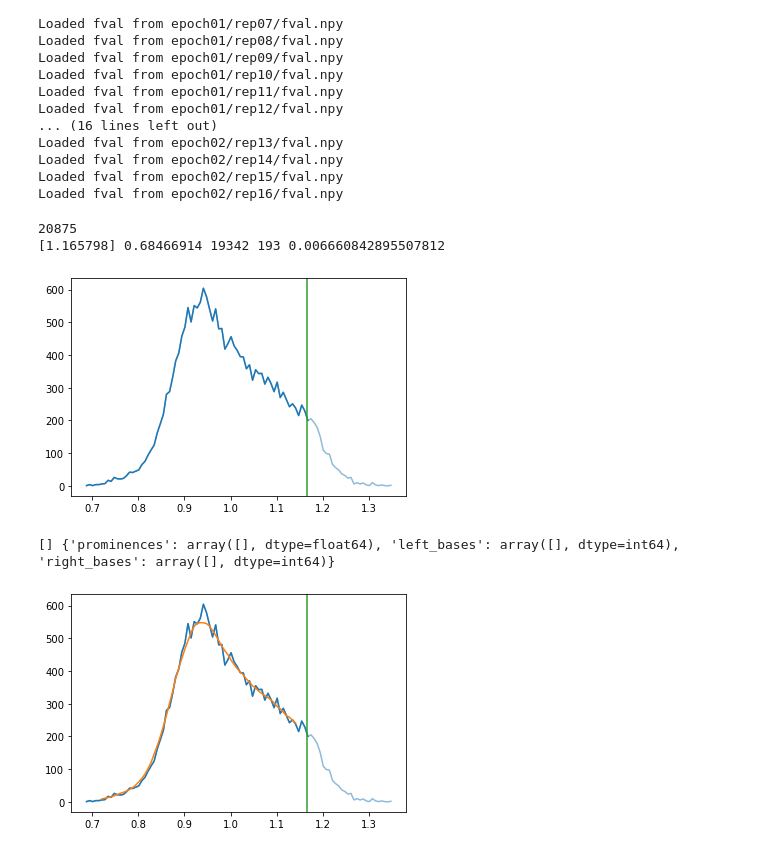
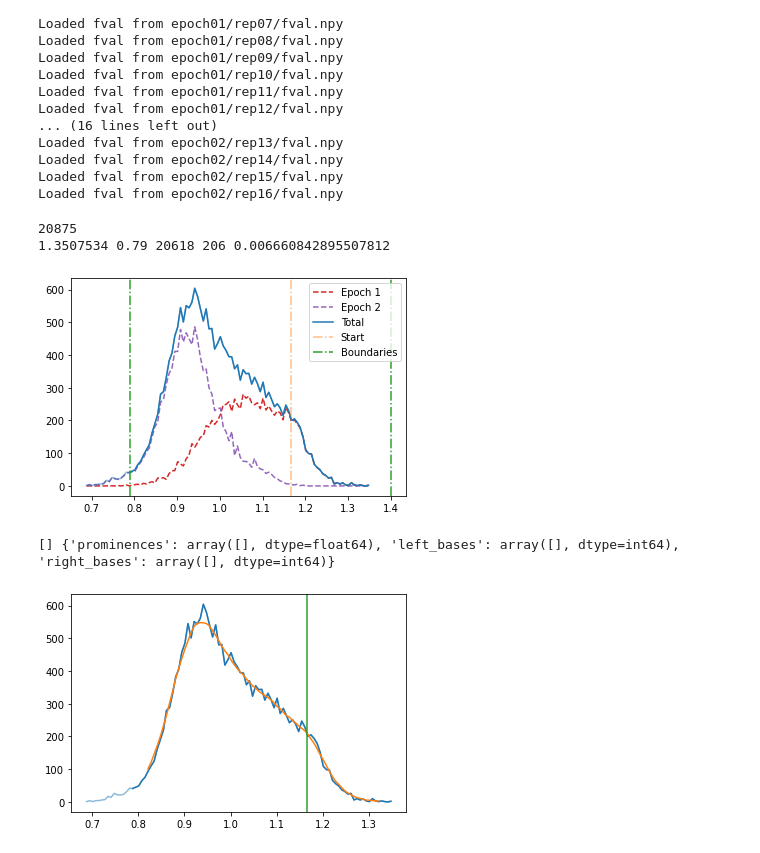
Before and after one commit to molecularmachinist/functional_sampling_tool, a Jupyter notebook: prod/autosampler_notebook.ipynb, the cells around one changed output. Saved outputs shown, nothing was run; the diff lists cells and outputs as text; code cells hidden in the pictures.

```diff
--- a/prod/autosampler_notebook.ipynb
+++ b/prod/autosampler_notebook.ipynb
@@ -98,8 +98,8 @@ select_str = "protein and residue 638 and not (name =~ 'H.*')"
 
 # Minimum and maximum values to sample from between. None to ignore boundary, "start" string to use the
 # initial value of the starting structure
-minval=None
-maxval="start"
+minval=0.79
+maxval=1.4
 
 
 def function_val(positions):
@@ -218,27 +218,34 @@ Loaded fval from epoch02/rep16/fval.npy
 # %%
 print(len(fval))
 _largest_val = np.max(fval)
 _lowest_val  = np.min(fval)
 _binmax = min(_largest_val, maxval)
 _binmin = max(_lowest_val,  minval)
 _maxbins = np.sum((fval>minval)*(fval<maxval))//100
 _binsize = (_largest_val-_lowest_val)/min(_maxbins,100)
 print(_binmax,_binmin, np.sum((fval>minval)*(fval<maxval)),_maxbins,_binsize)
 bin_edges = np.arange(_lowest_val,_largest_val+_binsize , _binsize)
 hist, bin_edges = np.histogram(fval, bins=bin_edges)
 bin_centers = (bin_edges[:-1]+bin_edges[1:])/2
 # higher edge larger than minval AND lower edge lower than maxval
 mask = (bin_edges[1:]>minval)*(bin_edges[:-1]<maxval)
 
+for i in range(1,epochs+1):
+    _ep_hist, _ = np.histogram(fval[epcs==i], bins=bin_edges)
+    plt.plot(bin_centers, _ep_hist, "--", color="C%d"%(i+2), label="Epoch %d"%i)
+
 
 plt.plot(bin_centers, hist, color="C0", alpha=0.5)
-plt.plot(bin_centers[mask], hist[mask], color="C0")
-plt.axvline(startval, color="C2")
+plt.plot(bin_centers[mask], hist[mask], color="C0", label="Total")
+plt.axvline(startval, linestyle="-.", color="C1", label="Start", alpha=0.5)
+plt.axvline(minval, linestyle="-.", color="C2", label="Boundaries")
+plt.axvline(maxval, linestyle="-.", color="C2")
+plt.legend()
 plt.show()
 # %% [output]
 20875
-[1.165798] 0.68466914 19342 193 0.006660842895507812
+1.3507534 0.79 20618 206 0.006660842895507812
-[figure, old version]
+[figure, new version]
 # %%
 from math import floor, ceil
 
@@ -273,4 +280,4 @@ plt.plot(bin_centers[mask][_nanmask][_peaks], hist[mask][_nanmask][_peaks], "ro"
 plt.show()
 # %% [output]
 [] {'prominences': array([], dtype=float64), 'left_bases': array([], dtype=int64), 'right_bases': array([], dtype=int64)}
-[figure, old version]
+[figure, new version]
```
Also changed, not shown: parts of 5 cells of this notebook.
